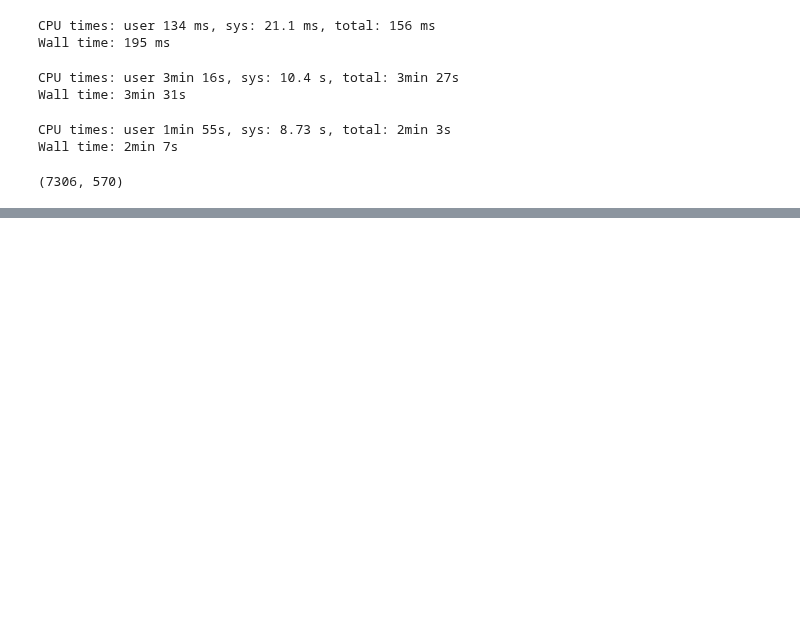
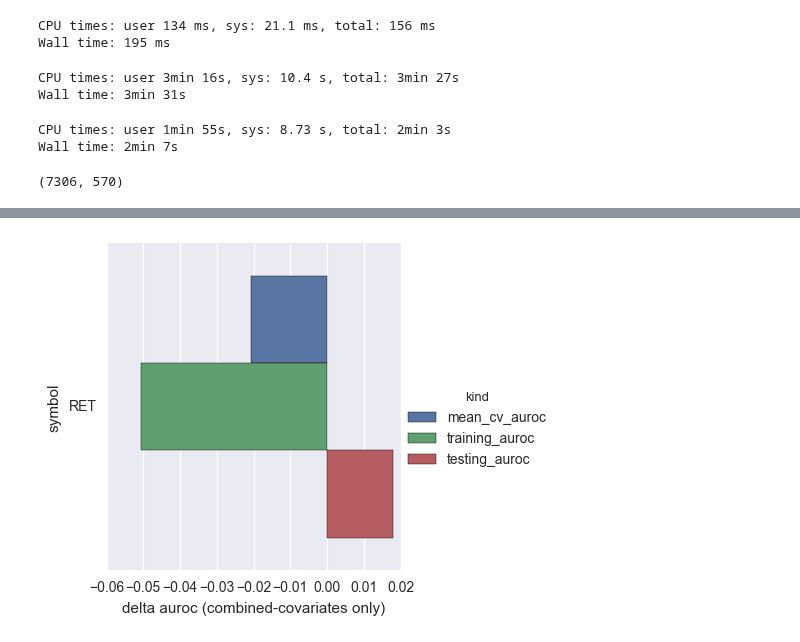
Before and after one commit to joshlevy89/machine-learning, a Jupyter notebook: explore/marginal-gain/marginal-gain-Ret.ipynb, the cells around one changed output, grey strips where cells are left out. Saved outputs shown, nothing was run; the diff lists cells and outputs as text; code cells hidden in the pictures; blank space fills up the shorter version.

```diff
--- a/explore/marginal-gain/marginal-gain-Ret.ipynb
+++ b/explore/marginal-gain/marginal-gain-Ret.ipynb
@@ -203,0 +199,8 @@ display(all_best_estimator_aurocs_combined)
+# %%
+# Display difference in auroc between combined and covariates only
+diff_aurocs = all_best_estimator_aurocs_combined.iloc[:,0:3] - all_best_estimator_aurocs_covariates.iloc[:,0:3]
+diff_aurocs['symbol'] = all_best_estimator_aurocs_combined.iloc[:,-1]
+plot_df = pd.melt(diff_aurocs, id_vars='symbol', value_vars=['mean_cv_auroc', 'training_auroc', 'testing_auroc'], var_name='kind', value_name='delta auroc (combined-covariates only)')
+grid = sns.factorplot(y='symbol', x='delta auroc (combined-covariates only)', hue='kind', data=plot_df, kind="bar")
+# %% [output]
+[figure, added]
```
Also changed, not shown: parts of 8 cells of this notebook, 1 other file.
